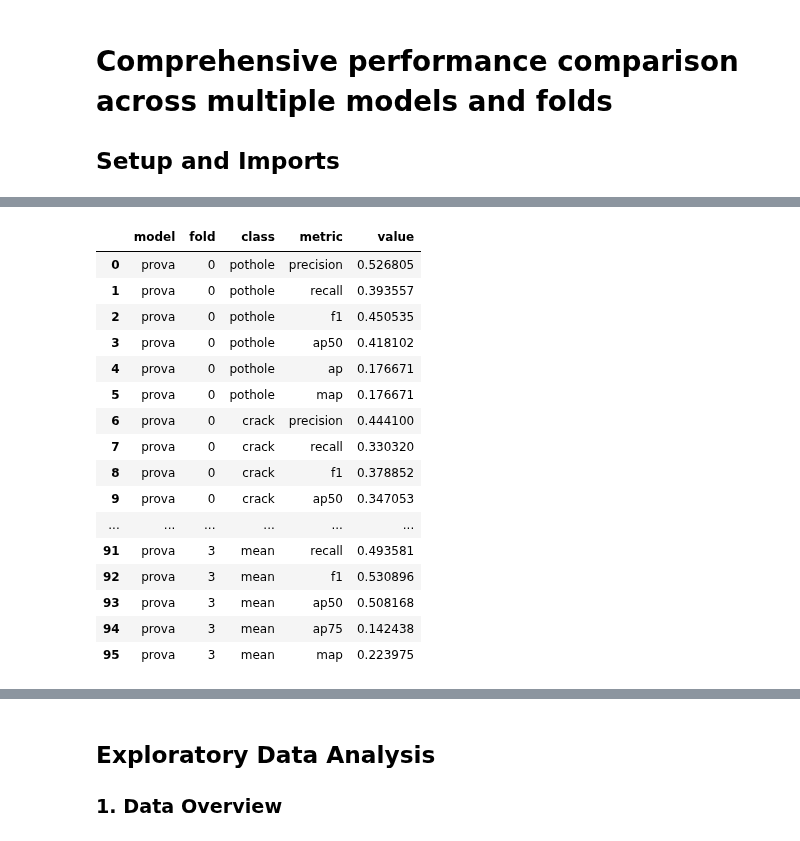
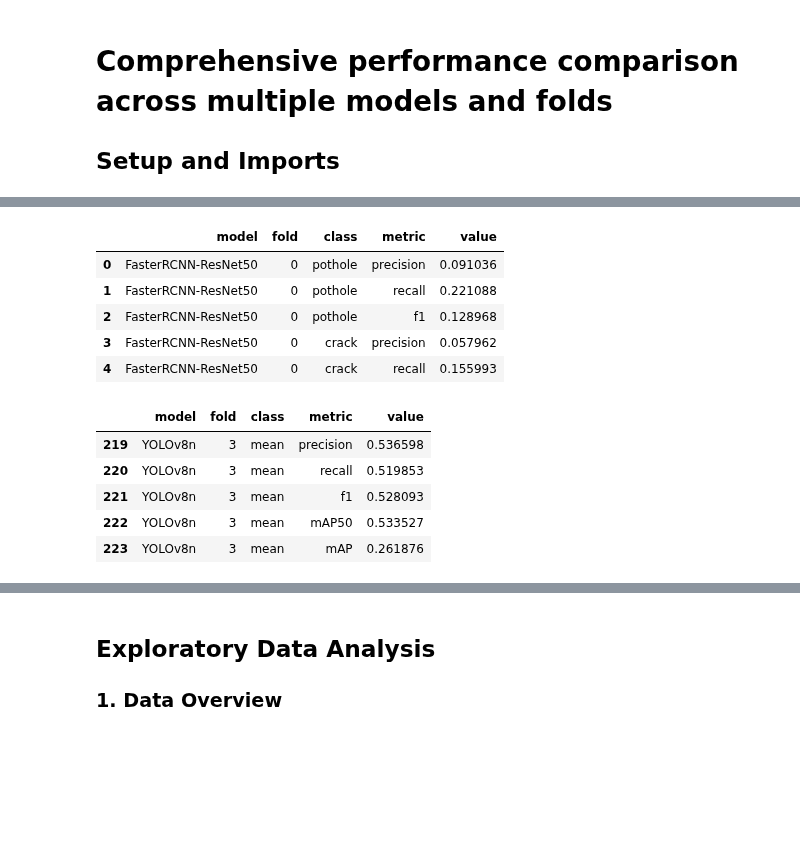
Before and after one commit to lorenzo-arcioni/Computer-Science-Sapienza, a Jupyter notebook: Computer Vision/project/baselines_results_eda.ipynb, the cells around one changed output, grey strips where cells are left out. Saved outputs shown, nothing was run; the diff lists cells and outputs as text; code cells hidden in the pictures; blank space fills up the shorter version.

```diff
--- a/Computer Vision/project/baselines_results_eda.ipynb
+++ b/Computer Vision/project/baselines_results_eda.ipynb
@@ -195,23 +339,23 @@ Folds per model: {'prova': 4}
+# %%
+df.metric = df.metric.str.lower()
 # %%
-df.head(100)
+df.head()
 # %% [output]
 |  | model | fold | class | metric | value |
-| 0 | prova | 0 | pothole | precision | 0.526805 |
-| 1 | prova | 0 | pothole | recall | 0.393557 |
-| 2 | prova | 0 | pothole | f1 | 0.450535 |
-| 3 | prova | 0 | pothole | ap50 | 0.418102 |
-| 4 | prova | 0 | pothole | ap | 0.176671 |
-| 5 | prova | 0 | pothole | map | 0.176671 |
-| 6 | prova | 0 | crack | precision | 0.444100 |
-| 7 | prova | 0 | crack | recall | 0.330320 |
-| 8 | prova | 0 | crack | f1 | 0.378852 |
-| 9 | prova | 0 | crack | ap50 | 0.347053 |
-| ... | ... | ... | ... | ... | ... |
-| 91 | prova | 3 | mean | recall | 0.493581 |
-| 92 | prova | 3 | mean | f1 | 0.530896 |
-| 93 | prova | 3 | mean | ap50 | 0.508168 |
-| 94 | prova | 3 | mean | ap75 | 0.142438 |
-| 95 | prova | 3 | mean | map | 0.223975 |
+| 0 | FasterRCNN-ResNet50 | 0 | pothole | precision | 0.091036 |
+| 1 | FasterRCNN-ResNet50 | 0 | pothole | recall | 0.221088 |
+| 2 | FasterRCNN-ResNet50 | 0 | pothole | f1 | 0.128968 |
+| 3 | FasterRCNN-ResNet50 | 0 | crack | precision | 0.057962 |
+| 4 | FasterRCNN-ResNet50 | 0 | crack | recall | 0.155993 |
+# %%
+df.tail()
+# %% [output]
+|  | model | fold | class | metric | value |
+| 219 | YOLOv8n | 3 | mean | precision | 0.536598 |
+| 220 | YOLOv8n | 3 | mean | recall | 0.519853 |
+| 221 | YOLOv8n | 3 | mean | f1 | 0.528093 |
+| 222 | YOLOv8n | 3 | mean | mAP50 | 0.533527 |
+| 223 | YOLOv8n | 3 | mean | mAP | 0.261876 |
 # %%
 df.info()
 # %% [output]
```
Also changed, not shown: parts of 12 cells of this notebook, 4 other files.
